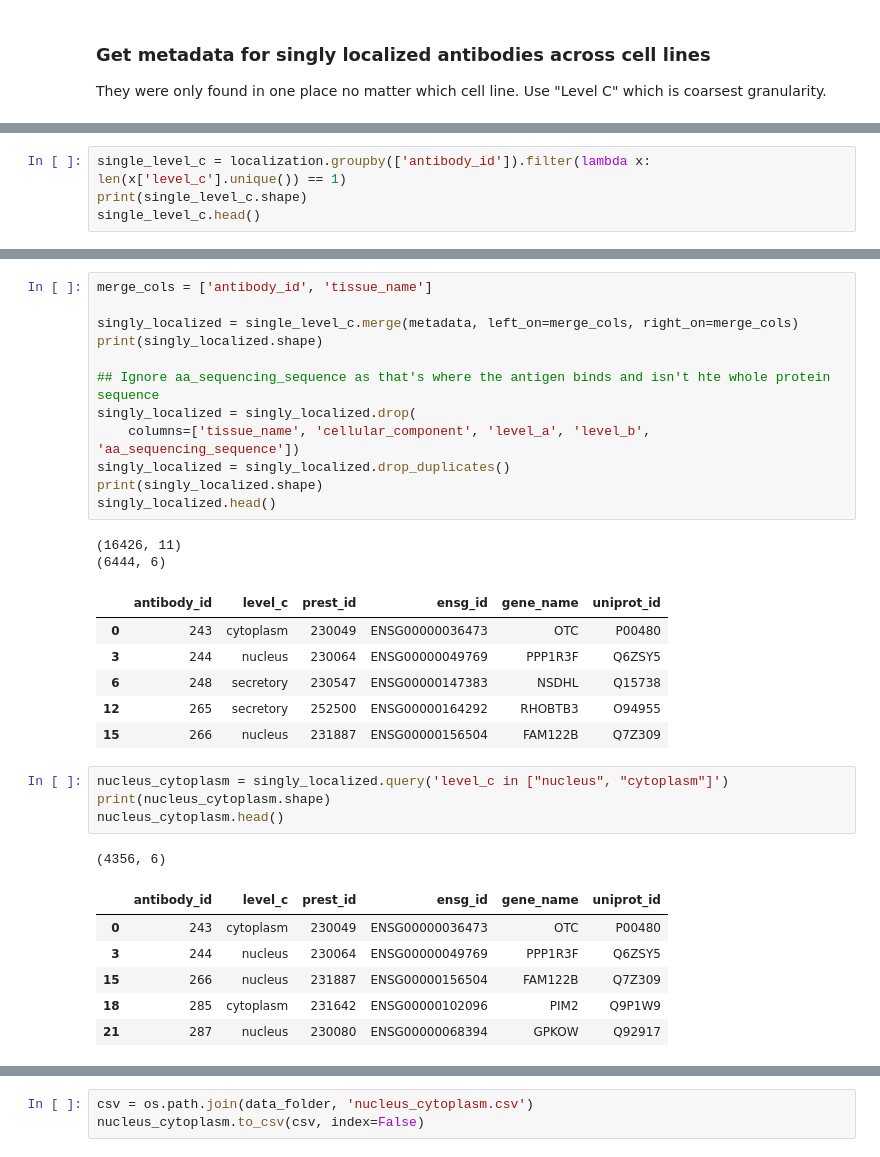
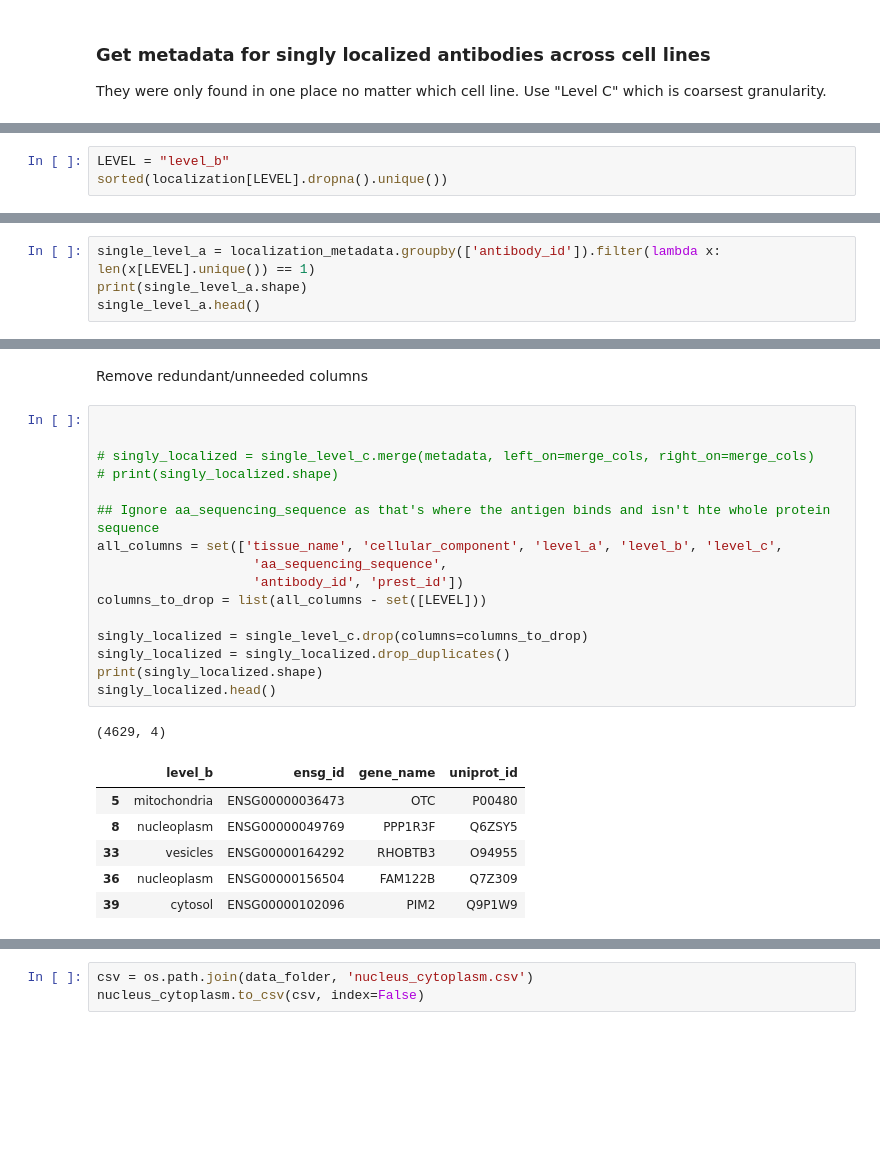
Before and after one commit to czbiohub/sequence-localization, a Jupyter notebook: notebooks/020_get_nucleus_cytoplasm_genes.ipynb, the cells around one changed output, grey strips where cells are left out. Saved outputs shown, nothing was run; the diff lists cells and outputs as text; blank space fills up the shorter version.

```diff
--- a/notebooks/020_get_nucleus_cytoplasm_genes.ipynb
+++ b/notebooks/020_get_nucleus_cytoplasm_genes.ipynb
@@ -47,0 +65,3 @@ They were only found in one place no matter which cell line. Use "Level C" which
+# %%
+LEVEL = "level_b"
+sorted(localization[LEVEL].dropna().unique())
@@ -48,5 +85,5 @@ They were only found in one place no matter which cell line. Use "Level C" which
 # %%
-single_level_c = localization.groupby(['antibody_id']).filter(lambda x: len(x['level_c'].unique()) == 1)
-print(single_level_c.shape)
-single_level_c.head()
+single_level_a = localization_metadata.groupby(['antibody_id']).filter(lambda x: len(x[LEVEL].unique()) == 1)
+print(single_level_a.shape)
+single_level_a.head()
 # %% [output]
@@ -60,33 +111,26 @@ single_level_c.head()
+# %% [markdown]
+Remove redundant/unneeded columns
 # %%
-merge_cols = ['antibody_id', 'tissue_name']
 
-singly_localized = single_level_c.merge(metadata, left_on=merge_cols, right_on=merge_cols)
-print(singly_localized.shape)
+
+# singly_localized = single_level_c.merge(metadata, left_on=merge_cols, right_on=merge_cols)
+# print(singly_localized.shape)
 
 ## Ignore aa_sequencing_sequence as that's where the antigen binds and isn't hte whole protein sequence
-singly_localized = singly_localized.drop(
-    columns=['tissue_name', 'cellular_component', 'level_a', 'level_b', 'aa_sequencing_sequence'])
+all_columns = set(['tissue_name', 'cellular_component', 'level_a', 'level_b', 'level_c',
+                    'aa_sequencing_sequence',
+                    'antibody_id', 'prest_id'])
+columns_to_drop = list(all_columns - set([LEVEL]))
+
+singly_localized = single_level_c.drop(columns=columns_to_drop)
 singly_localized = singly_localized.drop_duplicates()
 print(singly_localized.shape)
 singly_localized.head()
 # %% [output]
-(16426, 11)
-(6444, 6)
+(4629, 4)
-|  | antibody_id | level_c | prest_id | ensg_id | gene_name | uniprot_id |
-| 0 | 243 | cytoplasm | 230049 | ENSG00000036473 | OTC | P00480 |
-| 3 | 244 | nucleus | 230064 | ENSG00000049769 | PPP1R3F | Q6ZSY5 |
-| 6 | 248 | secretory | 230547 | ENSG00000147383 | NSDHL | Q15738 |
-| 12 | 265 | secretory | 252500 | ENSG00000164292 | RHOBTB3 | O94955 |
-| 15 | 266 | nucleus | 231887 | ENSG00000156504 | FAM122B | Q7Z309 |
+|  | level_b | ensg_id | gene_name | uniprot_id |
+| 5 | mitochondria | ENSG00000036473 | OTC | P00480 |
+| 8 | nucleoplasm | ENSG00000049769 | PPP1R3F | Q6ZSY5 |
+| 33 | vesicles | ENSG00000164292 | RHOBTB3 | O94955 |
+| 36 | nucleoplasm | ENSG00000156504 | FAM122B | Q7Z309 |
+| 39 | cytosol | ENSG00000102096 | PIM2 | Q9P1W9 |
-# %%
-nucleus_cytoplasm = singly_localized.query('level_c in ["nucleus", "cytoplasm"]')
-print(nucleus_cytoplasm.shape)
-nucleus_cytoplasm.head()
-# %% [output]
-(4356, 6)
-|  | antibody_id | level_c | prest_id | ensg_id | gene_name | uniprot_id |
-| 0 | 243 | cytoplasm | 230049 | ENSG00000036473 | OTC | P00480 |
-| 3 | 244 | nucleus | 230064 | ENSG00000049769 | PPP1R3F | Q6ZSY5 |
-| 15 | 266 | nucleus | 231887 | ENSG00000156504 | FAM122B | Q7Z309 |
-| 18 | 285 | cytoplasm | 231642 | ENSG00000102096 | PIM2 | Q9P1W9 |
-| 21 | 287 | nucleus | 230080 | ENSG00000068394 | GPKOW | Q92917 |
```
Also changed, not shown: parts of 17 cells of this notebook, 22 other files.
